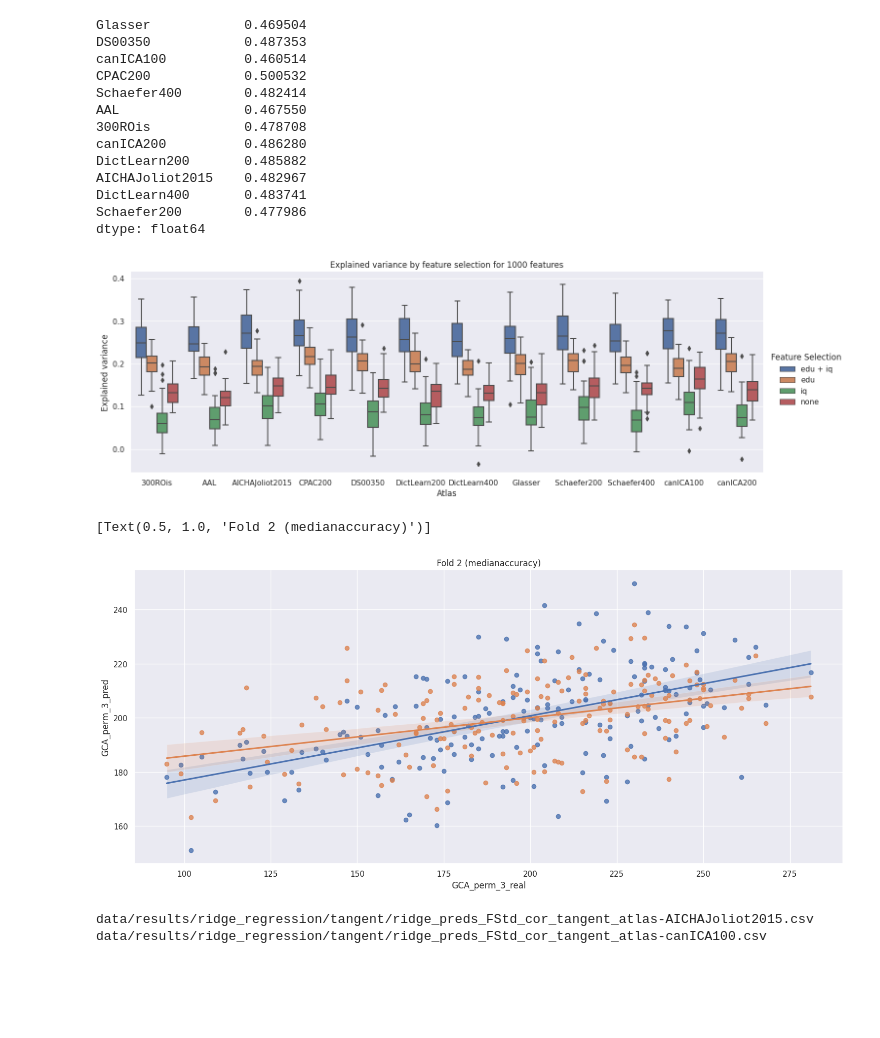
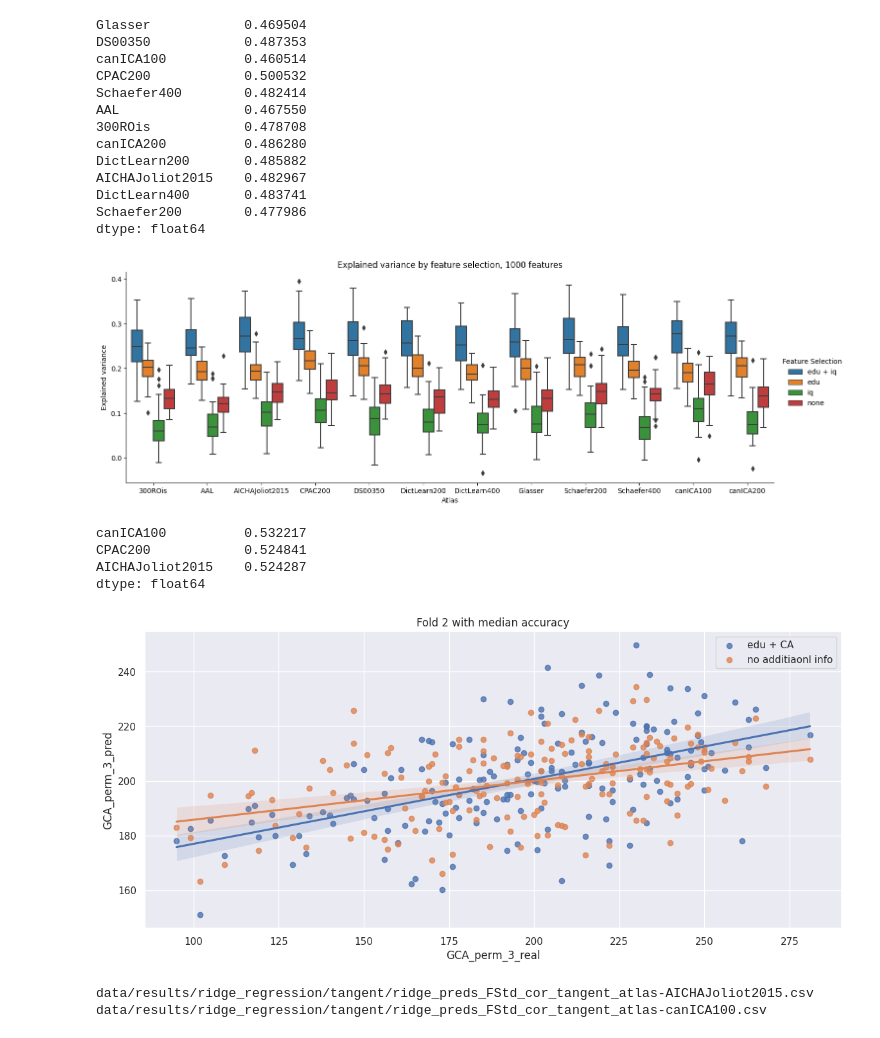
Before and after one commit to samuelheczko/Ridge-Regression-Predictions, a Jupyter notebook: analysis_notebook.ipynb, the cells around one changed output. Saved outputs shown, nothing was run; the diff lists cells and outputs as text; code cells hidden in the pictures; blank space fills up the shorter version.

Commit message:
corrected the featrue selection and dictleanr100 to have correct iq + edu results

```diff
--- a/analysis_notebook.ipynb
+++ b/analysis_notebook.ipynb
@@ -190,8 +189,6 @@ melted_df['Feature Selection'] = 'edu + iq'
 
 melted_df2 = tang_df_ridge[tang_df_ridge_1000_comp.columns].sort_index(axis = 1).melt(var_name = 'Atlas',value_name = target_var_name)
 melted_df2['Feature Selection'] = 'none'
-
-
 melted_df3 = tang_df_ridge_1000_comp_iq_only.sort_index(axis = 1).melt(var_name = 'Atlas',value_name = target_var_name)
 melted_df3['Feature Selection'] = 'iq'
 
@@ -203,28 +200,38 @@ melt_total = pd.concat([melted_df,melted_df4,melted_df3,melted_df2])
 
 
 
-plot = sns.catplot(data = melt_total, x = 'Atlas', y = target_var_name,hue = 'Feature Selection',kind = 'box',aspect = 2.8).set(title = f"{target_var_name} by feature selection for 1000 features")
+plot = sns.catplot(data = melt_total, x = 'Atlas', y = target_var_name,hue = 'Feature Selection',kind = 'box',aspect = 2.8).set(title = f"{target_var_name} by feature selection, 1000 features")
 fig = plot.figure
-fig.savefig(path + 'results/plots/expVar_by_FS.pdf')
+fig.savefig(path + 'results/plots/var_by_FS.pdf',bbox_inches = 'tight')
 # %% [output]
-[figure, old version]
+[figure, new version]
+# %%
+tang_df_ridge_1000_comp.mean().nlargest(3)
+# %% [output]
+canICA100          0.532217
+CPAC200            0.524841
+AICHAJoliot2015    0.524287
+dtype: float64
 # %%
 ##predictions
 
 preds_df_feature_sel = pd.read_csv(tangent_paths_preds_ridge_1000_comp[8])
 preds_df_no_selection = pd.read_csv(tangent_paths_preds_ridge[-1])
 
-sns.regplot(y = preds_df_feature_sel['GCA_perm_3_pred'], x = preds_df_feature_sel['GCA_perm_3_real'])
-sns.regplot(y = preds_df_no_selection['GCA_perm_3_pred'], x = preds_df_no_selection['GCA_perm_3_real']).set(title = 'Fold 2 (medianaccuracy)')
-#plt.xlim([100,300])
-#plt.ylim([100,300])
+sns.set_theme()
 
+fig,ax = plt.subplots(figsize = (14,6))
+sns.regplot(y = preds_df_feature_sel['GCA_perm_3_pred'], x = preds_df_feature_sel['GCA_perm_3_real'],label = 'edu + CA')
+sns.regplot(y = preds_df_no_selection['GCA_perm_3_pred'], x = preds_df_no_selection['GCA_perm_3_real'],label = 'no additiaonl info').set(title = 'Fold 2 with median accuracy')
+#plt.xlim([80,300])
+#plt.ylim([150,250])
+plt.legend()
+fig.savefig(path + 'results/plots/fold2.pdf',bbox_inches = 'tight')
 
 
 #print(tang_df_ridge_1000_comp.loc[tang_df_ridge_1000_comp.canICA100 == tang_df_ridge_1000_comp.canICA100.median])
 # %% [output]
-[Text(0.5, 1.0, 'Fold 2 (medianaccuracy)')]
-[figure, old version]
+[figure, new version]
 # %%
 plt.scatter(tang_df_ridge_1000_comp.AICHAJoliot2015,tang_df_ridge_1000_comp.canICA100)
 print(tangent_paths_preds_ridge_1000_comp[3])
```
Also changed, not shown: parts of 27 cells of this notebook, 2 other files.
